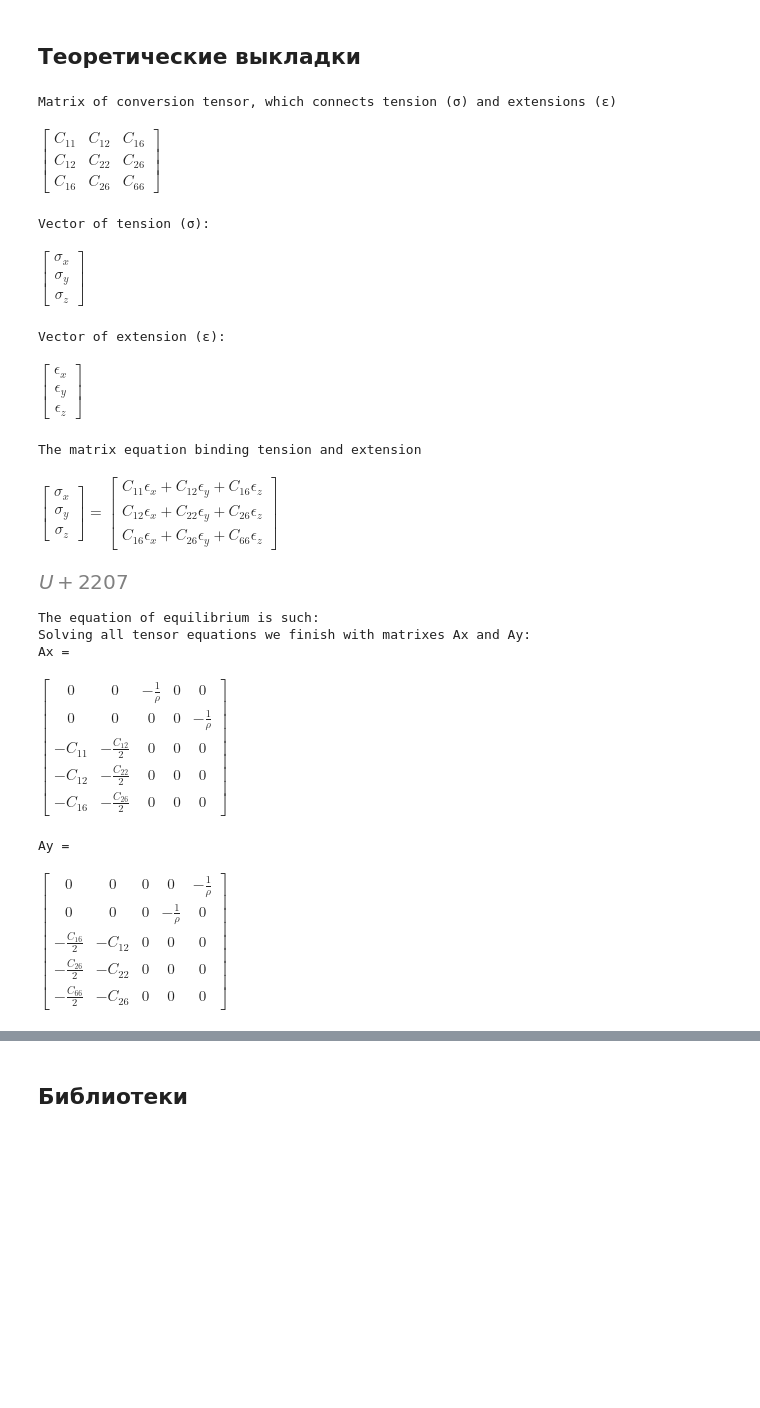
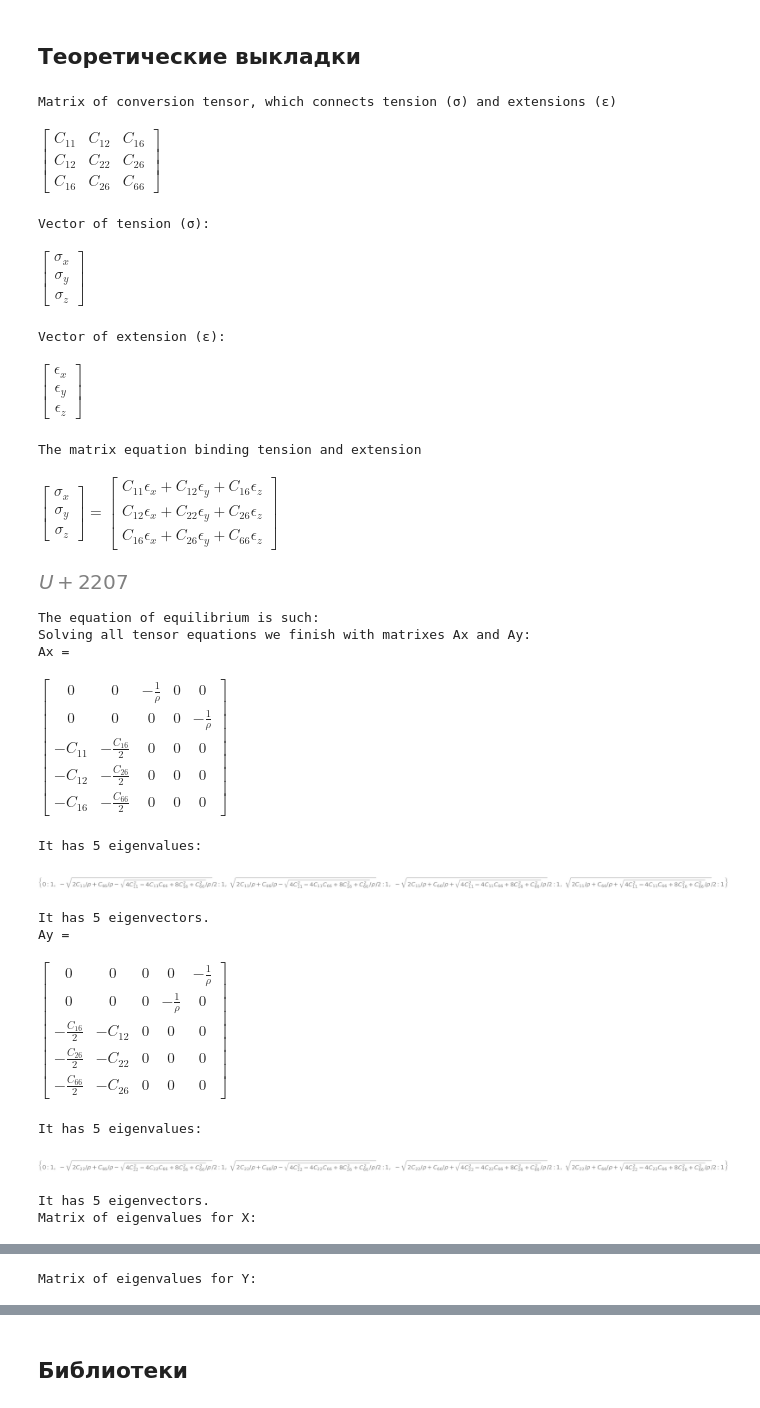
Before and after one commit to KirikMaster/MIPT-assignments, a Jupyter notebook: 4 sem/Проект.ipynb, the cells around one changed output, grey strips where cells are left out. Cells and saved outputs as stored; diff of their text form; code cells hidden in the pictures; blank space fills up the shorter version.

Commit message:
Done text calculations
Though numerical are wrong, they do not give the initial matrix by multiplication

```diff
--- a/4 sem/Проект.ipynb
+++ b/4 sem/Проект.ipynb
@@ -24,23 +24,6 @@ T = symbols('T')
 init_printing(use_unicode=True)
 nabla = symbols('U+2207')
 display(nabla)
-print("The equation of equilibrium is such:")
-rho = Symbol('rho')
-print("Solving all tensor equations we finish with matrixes Ax and Ay:")
-A_x = Matrix([[0,    0,      -1/rho, 0, 0     ],
-              [0,    0,      0,      0, -1/rho],
-              [-C11, -C12/2, 0,      0, 0     ],
-              [-C12, -C22/2, 0,      0, 0     ],
-              [-C16, -C26/2, 0,      0, 0,    ]])
-print("Ax =")
-display(A_x)
-A_y = Matrix([[0,      0,    0, 0,      -1/rho],
-              [0,      0,    0, -1/rho, 0     ],
-              [-C16/2, -C12, 0, 0,      0     ],
-              [-C26/2, -C22, 0, 0,      0     ],
-              [-C66/2, -C26, 0, 0,      0,    ]])
-print("Ay =")
-display(A_y)
 # %% [output]
 Matrix of conversion tensor, which connects tension (σ) and extensions (ε)
 $\displaystyle \left[\begin{matrix}C_{11} & C_{12} & C_{16}\\C_{12} & C_{22} & C_{26}\\C_{16} & C_{26} & C_{66}\end{matrix}\right]$
@@ -51,9 +34,3 @@ $\displaystyle \left[\begin{matrix}\epsilon_{x}\\\epsilon_{y}\\\epsilon_{z}\end{
 The matrix equation binding tension and extension
 $\displaystyle \left[\begin{matrix}\sigma_{x}\\\sigma_{y}\\\sigma_{z}\end{matrix}\right] = \left[\begin{matrix}C_{11} \epsilon_{x} + C_{12} \epsilon_{y} + C_{16} \epsilon_{z}\\C_{12} \epsilon_{x} + C_{22} \epsilon_{y} + C_{26} \epsilon_{z}\\C_{16} \epsilon_{x} + C_{26} \epsilon_{y} + C_{66} \epsilon_{z}\end{matrix}\right]$
 [figure]
-The equation of equilibrium is such:
-Solving all tensor equations we finish with matrixes Ax and Ay:
-Ax =
-$\displaystyle \left[\begin{matrix}0 & 0 & - \frac{1}{\rho} & 0 & 0\\0 & 0 & 0 & 0 & - \frac{1}{\rho}\\- C_{11} & - \frac{C_{12}}{2} & 0 & 0 & 0\\- C_{12} & - \frac{C_{22}}{2} & 0 & 0 & 0\\- C_{16} & - \frac{C_{26}}{2} & 0 & 0 & 0\end{matrix}\right]$
-Ay =
-$\displaystyle \left[\begin{matrix}0 & 0 & 0 & 0 & - \frac{1}{\rho}\\0 & 0 & 0 & - \frac{1}{\rho} & 0\\- \frac{C_{16}}{2} & - C_{12} & 0 & 0 & 0\\- \frac{C_{26}}{2} & - C_{22} & 0 & 0 & 0\\- \frac{C_{66}}{2} & - C_{26} & 0 & 0 & 0\end{matrix}\right]$
@@ -59,0 +43,50 @@ $\displaystyle \left[\begin{matrix}0 & 0 & 0 & 0 & - \frac{1}{\rho}\\0 & 0 & 0 &
+# %%
+print("The equation of equilibrium is such:")
+rho = Symbol('rho')
+print("Solving all tensor equations we finish with matrixes Ax and Ay:")
+A_x = Matrix([[0,    0,      -1/rho, 0, 0     ],
+              [0,    0,      0,      0, -1/rho],
+              [-C11, -C16/2, 0,      0, 0     ],
+              [-C12, -C26/2, 0,      0, 0     ],
+              [-C16, -C66/2, 0,      0, 0,    ]])
+print("Ax =")
+display(A_x)
+l_x = A_x.eigenvals()
+print("It has 5 eigenvalues:")
+display(l_x)
+e_x = A_x.eigenvects()
+print("It has 5 eigenvectors.")
+A_y = Matrix([[0,      0,    0, 0,      -1/rho],
+              [0,      0,    0, -1/rho, 0     ],
+              [-C16/2, -C12, 0, 0,      0     ],
+              [-C26/2, -C22, 0, 0,      0     ],
+              [-C66/2, -C26, 0, 0,      0,    ]])
+print("Ay =")
+display(A_y)
+l_y = A_y.eigenvals()
+print("It has 5 eigenvalues:")
+display(l_y)
+e_y = A_y.eigenvects()
+print("It has 5 eigenvectors.")
+ll_x = list(l_x.keys())
+Lam_x = diag(ll_x[0], ll_x[1], ll_x[2], ll_x[3], ll_x[4])
+ll_y = list(l_y.keys())
+Lam_y = diag(ll_y[0], ll_y[1], ll_y[2], ll_y[3], ll_y[4])
+print("Matrix of eigenvalues for X:")
+display(Lam_x)
+print("Matrix of eigenvalues for Y:")
+display(Lam_y)
+# %% [output]
+The equation of equilibrium is such:
+Solving all tensor equations we finish with matrixes Ax and Ay:
+Ax =
+$\displaystyle \left[\begin{matrix}0 & 0 & - \frac{1}{\rho} & 0 & 0\\0 & 0 & 0 & 0 & - \frac{1}{\rho}\\- C_{11} & - \frac{C_{16}}{2} & 0 & 0 & 0\\- C_{12} & - \frac{C_{26}}{2} & 0 & 0 & 0\\- C_{16} & - \frac{C_{66}}{2} & 0 & 0 & 0\end{matrix}\right]$
+It has 5 eigenvalues:
+[figure, added]
+It has 5 eigenvectors.
+Ay =
+$\displaystyle \left[\begin{matrix}0 & 0 & 0 & 0 & - \frac{1}{\rho}\\0 & 0 & 0 & - \frac{1}{\rho} & 0\\- \frac{C_{16}}{2} & - C_{12} & 0 & 0 & 0\\- \frac{C_{26}}{2} & - C_{22} & 0 & 0 & 0\\- \frac{C_{66}}{2} & - C_{26} & 0 & 0 & 0\end{matrix}\right]$
+It has 5 eigenvalues:
+[figure, added]
+It has 5 eigenvectors.
+Matrix of eigenvalues for X:
@@ -59,0 +94 @@ $\displaystyle \left[\begin{matrix}0 & 0 & 0 & 0 & - \frac{1}{\rho}\\0 & 0 & 0 &
+Matrix of eigenvalues for Y:
```
Also changed, not shown: parts of 9 cells of this notebook.
